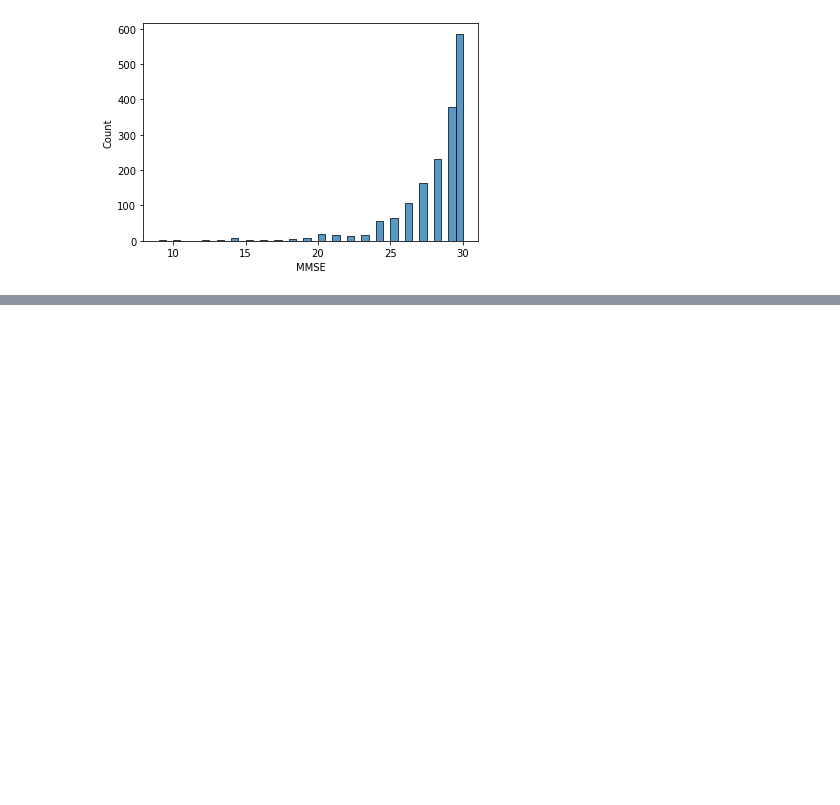
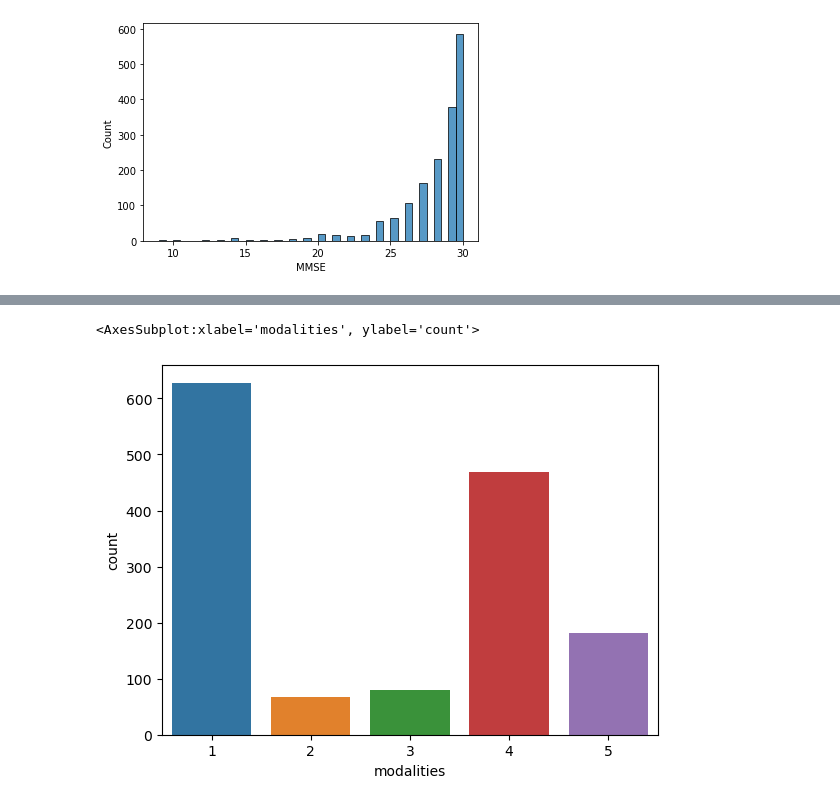
Before and after one commit to Liz490/multimodal_alzheimer, a Jupyter notebook: Exploratory_Data_Analysis.ipynb, the cells around one changed output, grey strips where cells are left out. Saved outputs shown, nothing was run; the diff lists cells and outputs as text; code cells hidden in the pictures; blank space fills up the shorter version.

```diff
--- a/Exploratory_Data_Analysis.ipynb
+++ b/Exploratory_Data_Analysis.ipynb
@@ -356,0 +390,5 @@ sns.histplot(data=df_pet_data, x='MMSE')
+# %%
+sns.countplot(data=df_train, x='modalities')
+# %% [output]
+<AxesSubplot:xlabel='modalities', ylabel='count'>
+[figure, added]
```
Also changed, not shown: parts of 7 cells of this notebook, 5 other files.
